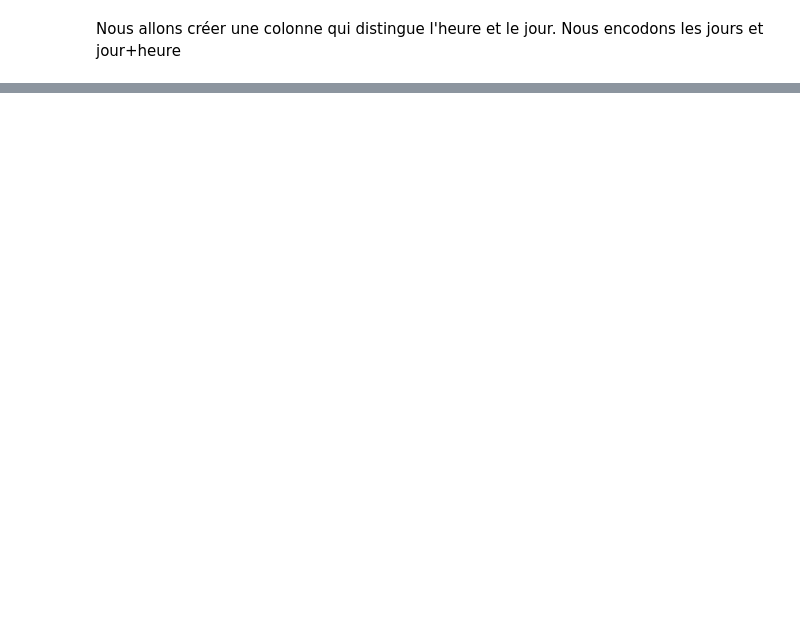
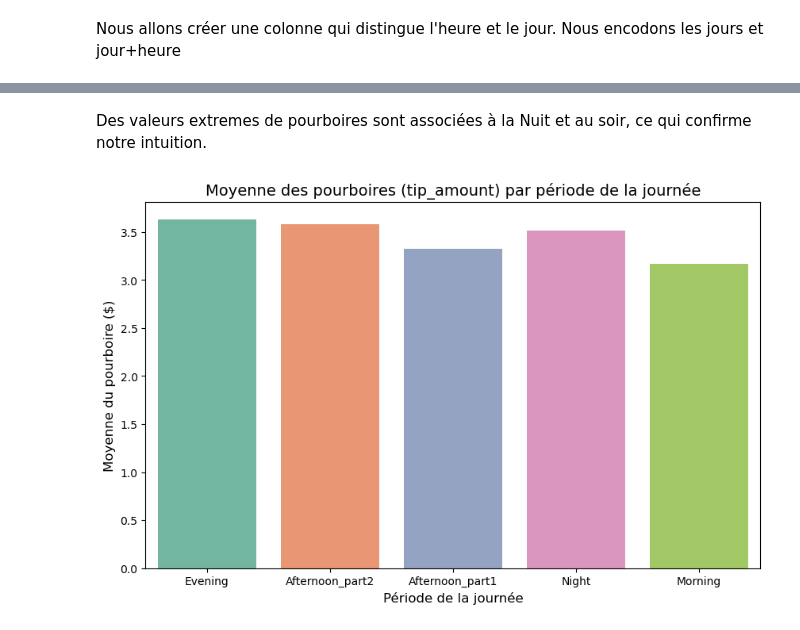
Before and after one commit to enzoben/NYC-taxis-tips, a Jupyter notebook: NYTT_data_analysis.ipynb, the cells around one changed output, grey strips where cells are left out. Cells and saved outputs as stored; diff of their text form; code cells hidden in the pictures; blank space fills up the shorter version.

```diff
--- a/NYTT_data_analysis.ipynb
+++ b/NYTT_data_analysis.ipynb
@@ -237,0 +398,13 @@ train_df['dropoff_hour'] = train_df['tpep_dropoff_datetime'].dt.hour + train_df[
+# %% [markdown]
+Des valeurs extremes de pourboires sont associées à la Nuit et au soir, ce qui confirme notre intuition.
+# %%
+plt.figure(figsize=(10, 6))
+sns.barplot(x='pickup_period', y='tip_amount', data=train_df, estimator='mean', errorbar=None, palette='Set2') #mean
+
+
+plt.title('Moyenne des pourboires (tip_amount) par période de la journée', fontsize=14)
+plt.xlabel('Période de la journée', fontsize=12)
+plt.ylabel('Moyenne du pourboire ($)', fontsize=12)
+plt.show()
+# %% [output]
+[figure, added]
```
Also changed, not shown: parts of 25 cells of this notebook.
